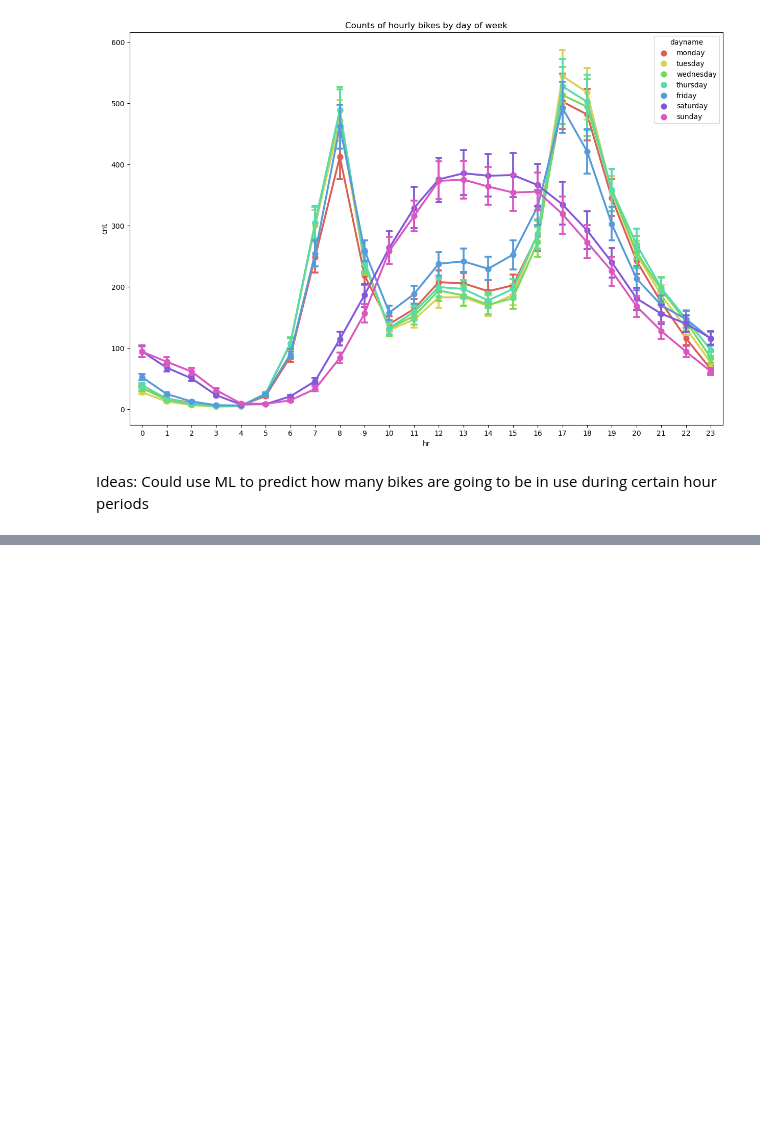
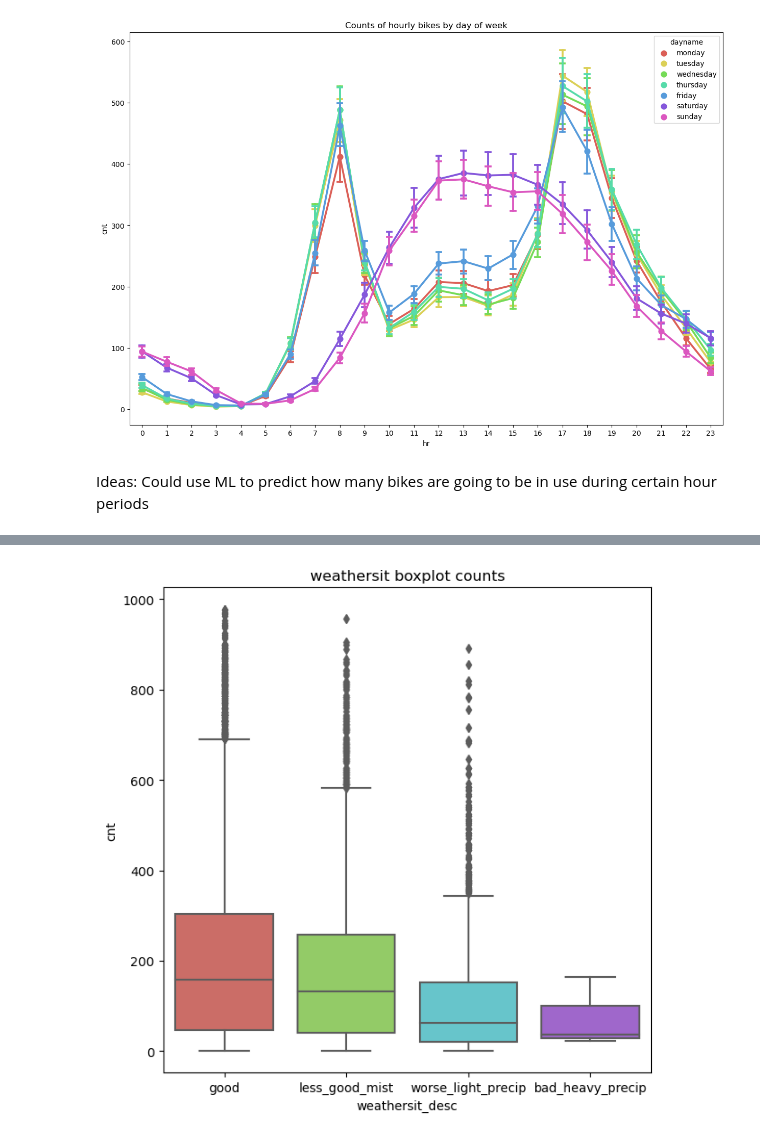
Before and after one commit to cdb8675309/Sprint-1, a Jupyter notebook: P3_S1.ipynb, the cells around one changed output, grey strips where cells are left out. Drawn from its saved outputs; the diff is of its cells as text; code cells hidden in the pictures; blank space fills up the shorter version.

```diff
--- a/P3_S1.ipynb
+++ b/P3_S1.ipynb
@@ -359,0 +368,4 @@ Ideas: Could use ML to predict how many bikes are going to be in use during cert
+# %%
+cabi_hr.loc[cabi_hr['workingday'] == 0, 'is_workingday'] = 'No'
+cabi_hr.loc[cabi_hr['workingday'] == 1, 'is_workingday'] = 'Yes'
+cabi_hr.head()
@@ -359,0 +380,6 @@ Ideas: Could use ML to predict how many bikes are going to be in use during cert
+# %%
+cabi_hr.loc[cabi_hr['weathersit'] == 1, 'weathersit_desc'] = 'good'
+cabi_hr.loc[cabi_hr['weathersit'] == 2, 'weathersit_desc'] = 'less_good_mist'
+cabi_hr.loc[cabi_hr['weathersit'] == 3, 'weathersit_desc'] = 'worse_light_precip'
+cabi_hr.loc[cabi_hr['weathersit'] == 4, 'weathersit_desc'] = 'bad_heavy_precip'
+cabi_hr.head()
@@ -359,0 +394,8 @@ Ideas: Could use ML to predict how many bikes are going to be in use during cert
+# %%
+fig,ax = plt.subplots(figsize=(7,7))
+sns.boxplot(data=cabi_hr, x="weathersit_desc", y="cnt",
+     palette="hls", ax=ax)
+ax.set(title="weathersit boxplot counts")
+plt.show()
+# %% [output]
+[figure, added]
```
Also changed, not shown: parts of 7 cells of this notebook.
